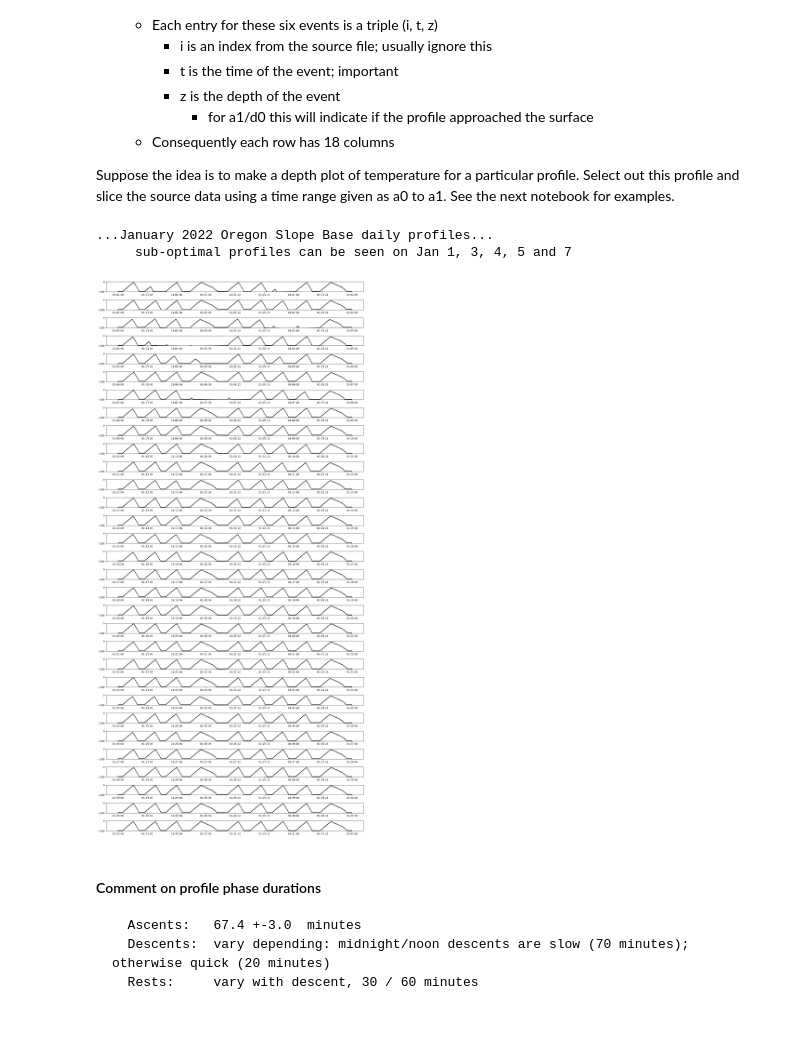
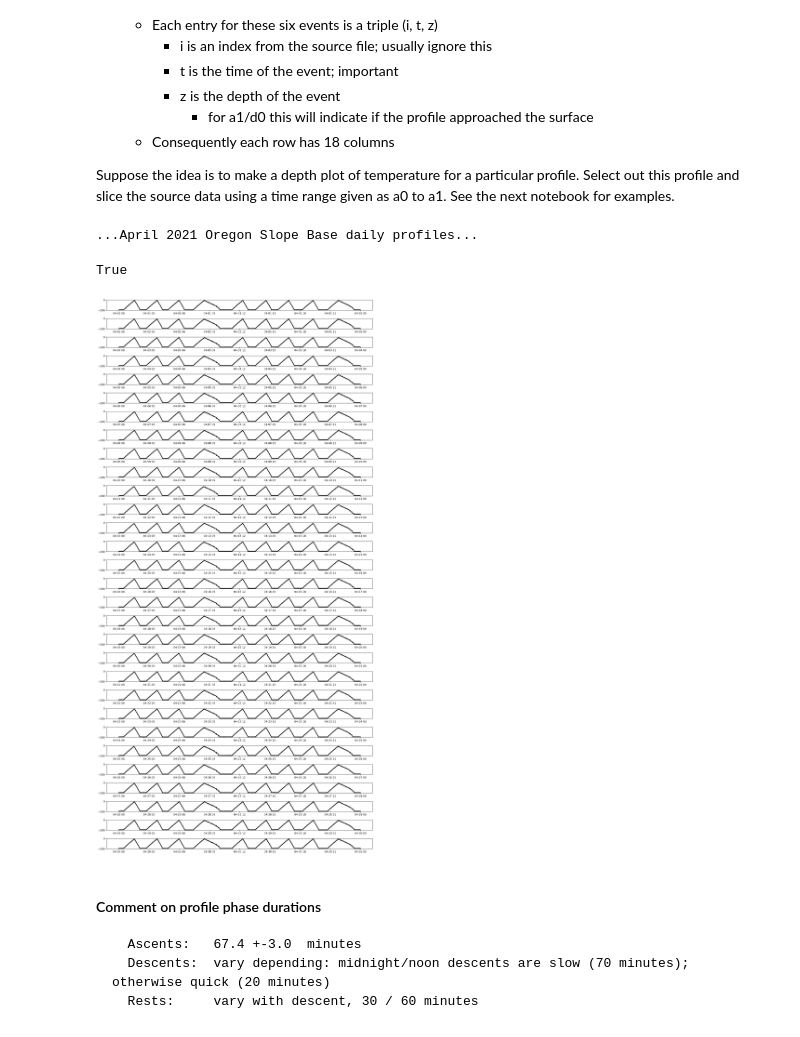
Before and after one commit to geo-smart/ocean, a Jupyter notebook: rob_notebooks/data.ipynb, the cells around one changed output. Saved outputs shown, nothing was run; the diff lists cells and outputs as text; code cells hidden in the pictures.

```diff
--- a/rob_notebooks/data.ipynb
+++ b/rob_notebooks/data.ipynb
@@ -338,6 +320,10 @@ January 1 2022 profiles
 # %%
-fnm = '../data/osb_ctd_jul21_pressure.nc'
-a0, a1, d0, d1, r0, r1 = ProfileGenerator(fnm, 'z', True)
-# last 2 days chart check: xr.open_dataset(fnm)['z'][-1440*2:-1].plot()
-if not ProfileWriter('../profiles/osb_profiles_jul21.csv', a0, a1, d0, d1, r0, r1): print('ProfileWriter() is False')
+def WriteProfile(date_id):
+    fnm = '../data/osb_ctd_' + date_id + '_pressure.nc'
+    a0, a1, d0, d1, r0, r1 = ProfileGenerator(fnm, 'z', True)
+    # last 2 days chart check: xr.open_dataset(fnm)['z'][-1440*2:-1].plot()
+    if not ProfileWriter('../profiles/osb_profiles_' + date_id + '.csv', a0, a1, d0, d1, r0, r1): print('ProfileWriter() is False')
+
+
+for date_id in ['apr21', 'jul21', 'jan22']: WriteProfile(date_id)               # !!!!! hard coded flag
 # %% [output]
@@ -367,24 +363,30 @@ profile and slice the source data using a time range given as a0 to a1. See the
 for examples.
 # %%
 #### visual on one month of profiles
+# !!!!! hard coded flag
+# !!!!! flag move to charts
 
-ds = xr.open_dataset("./../data/osb_ctd_jan22_pressure.nc")
-fig, axs = plt.subplots(31, 1, figsize=(15,31), tight_layout=True)
+def VisualizeOneMonthOfProfiles(date_id, n_days, year_id, month_id, month_name, site_name):
+    ds = xr.open_dataset('./../data/osb_ctd_' + date_id + '_pressure.nc')
+    fig, axs = plt.subplots(n_days, 1, figsize=(15,n_days), tight_layout=True)
 
-for i in range(31):
-    daystring = str(i+1) if i > 8 else '0' + str(i+1)
-    time0 = dt64('2022-01-' + daystring + 'T00:00:00')
-    time1 = dt64('2022-01-' + daystring + 'T23:59:59')
-    dsDay = ds.sel(time=slice(time0, time1))
-    axs[i].plot(dsDay.time, dsDay.z, marker='.', markersize=1., color='k')
-    axs[i].set(ylim = (-200., 0.))
+    for i in range(n_days):
+        daystring = str(i+1) if i > 8 else '0' + str(i+1)
+        time0 = dt64(year_id + '-' + month_id + '-' + daystring + 'T00:00:00')
+        time1 = dt64(year_id + '-' + month_id + '-' + daystring + 'T23:59:59')
+        dsDay = ds.sel(time=slice(time0, time1))
+        axs[i].plot(dsDay.time, dsDay.z, marker='.', markersize=3., color='k')
+        axs[i].set(ylim = (-200., 0.))
 
-print('...January 2022 Oregon Slope Base daily profiles...')
-print('     sub-optimal profiles can be seen on Jan 1, 3, 4, 5 and 7')
+    print('...' + month_name + ' ' + str(year_id) + ' ' + site_name + ' daily profiles...')
+    return True
+
+
+VisualizeOneMonthOfProfiles('apr21', 30, '2021', '04', 'April', 'Oregon Slope Base')
 # %% [output]
-...January 2022 Oregon Slope Base daily profiles...
-     sub-optimal profiles can be seen on Jan 1, 3, 4, 5 and 7
+...April 2021 Oregon Slope Base daily profiles...
+True
-[figure, old version]
+[figure, new version]
 # %% [markdown]
 #### Comment on profile phase durations
 
```
Also changed, not shown: parts of 9 cells of this notebook, 24 other files.
